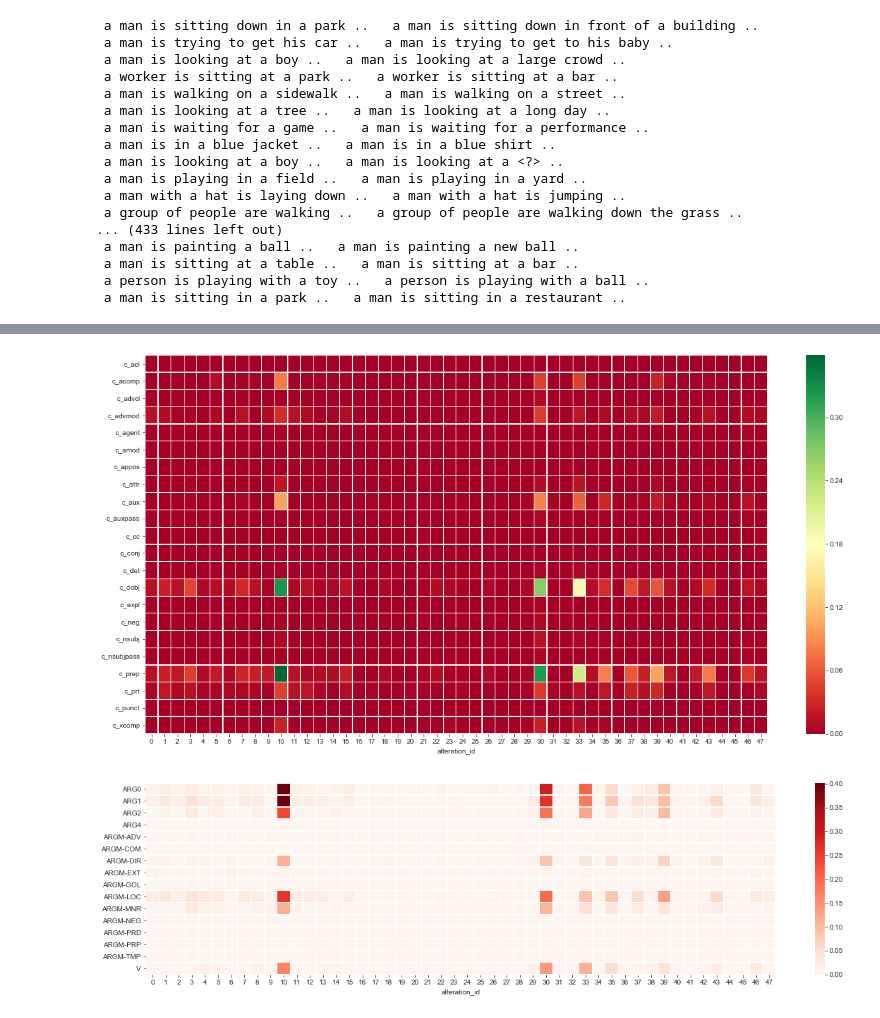
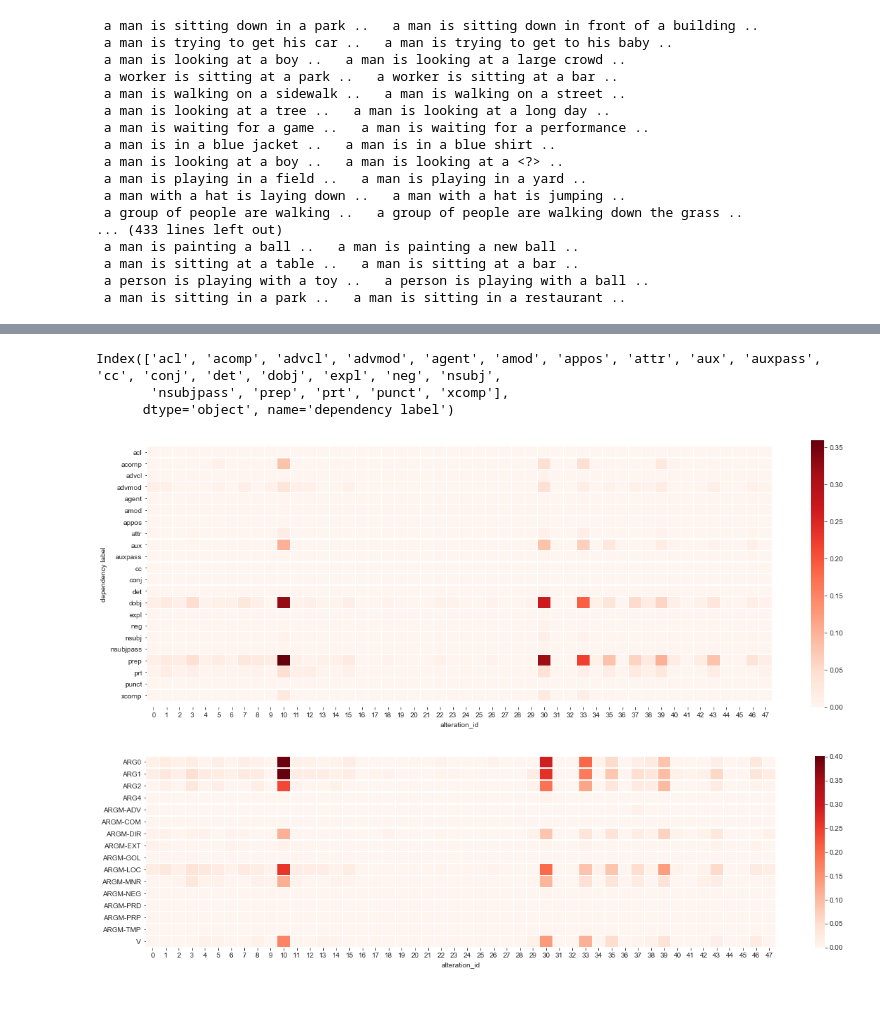
Before and after one commit to ghazi-f/QKVAE, a Jupyter notebook: disentanglement_transformer/Model_Analysis.ipynb, the cells around one changed output, grey strips where cells are left out. Cells and saved outputs as stored; diff of their text form; code cells hidden in the pictures.

```diff
--- a/disentanglement_transformer/Model_Analysis.ipynb
+++ b/disentanglement_transformer/Model_Analysis.ipynb
@@ -1076,9 +1133,19 @@ show_df_sp([grouped.mean()[d_dep_types],grouped.mean()[dep_types],
-# %%
-
-plt.figure(figsize=(20, 10))
-show_df_hm2(hm_df2)
-# %% [output]
-[figure, removed]
+# %%
+# hm_df1 = grouped.mean()[dep_types].transpose()
+# hm_df2 = grouped.mean()[c_dep_types].transpose()#root
+# hm_df22 = grouped.mean()[d_dep_types].transpose()#diff
+plt.figure(figsize=(20, 7))
+hm_df2['dependency label'] = [x[2:] for x in hm_df2.axes[0]]
+hm_display = hm_df2.set_index('dependency label')
+print(hm_display.axes[0])
+sns_plot = show_df_hm2(hm_display)
+
+sns_plot.savefig("ROOT-DEP-APPEAR-heatmap.png")
+# %% [output]
+Index(['acl', 'acomp', 'advcl', 'advmod', 'agent', 'amod', 'appos', 'attr', 'aux', 'auxpass', 'cc', 'conj', 'det', 'dobj', 'expl', 'neg', 'nsubj',
+       'nsubjpass', 'prep', 'prt', 'punct', 'xcomp'],
+      dtype='object', name='dependency label')
+[figure, added]
 # %%
 
 sns_plot = plt.figure(figsize=(20, 5))
```
Also changed, not shown: parts of 9 cells of this notebook, 1 other file.
